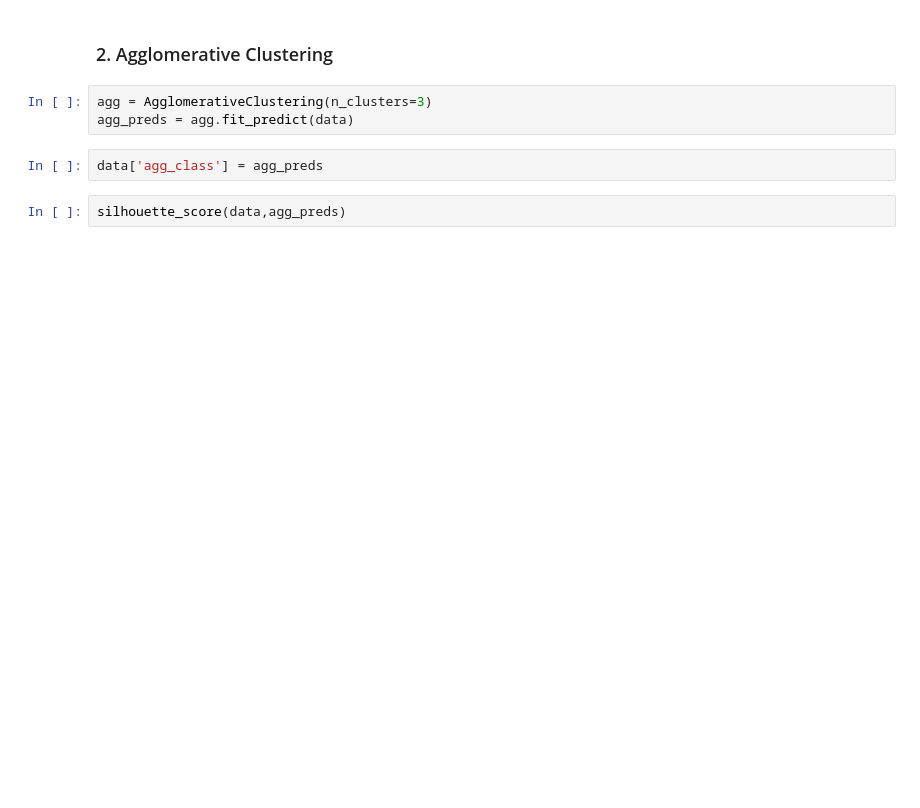
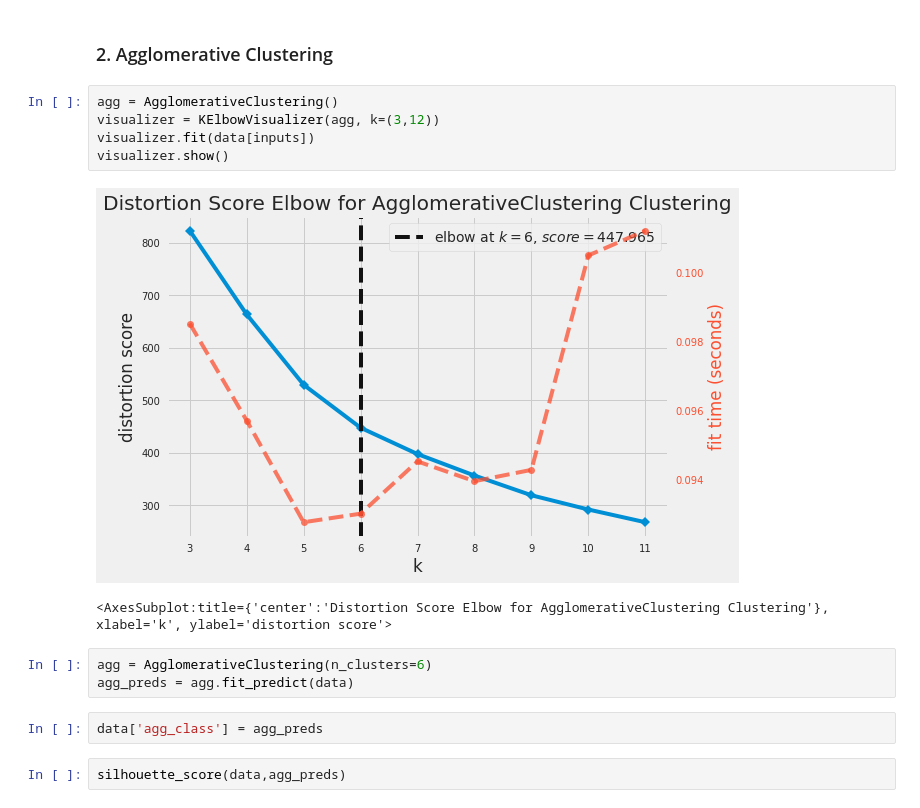
Before and after one commit to Deepakvk18/Machine-Learning, a Jupyter notebook: super-market-customers-clustering.ipynb, the cells around one changed output. Drawn from its saved outputs; the diff is of its cells as text; blank space fills up the shorter version.

```diff
--- a/super-market-customers-clustering.ipynb
+++ b/super-market-customers-clustering.ipynb
@@ -316,7 +338,15 @@ sns.scatterplot(data=data,x='Age',y='Income',hue='class',palette='bright');
 # %% [markdown]
 ### 2. Agglomerative Clustering
+# %%
+agg = AgglomerativeClustering()
+visualizer = KElbowVisualizer(agg, k=(3,12))
+visualizer.fit(data[inputs])
+visualizer.show()
+# %% [output]
+[figure, added]
+<AxesSubplot:title={'center':'Distortion Score Elbow for AgglomerativeClustering Clustering'}, xlabel='k', ylabel='distortion score'>
 # %%
-agg = AgglomerativeClustering(n_clusters=3)
+agg = AgglomerativeClustering(n_clusters=6)
 agg_preds = agg.fit_predict(data)
 # %%
 data['agg_class'] = agg_preds
```
Also changed, not shown: parts of 22 cells of this notebook.
